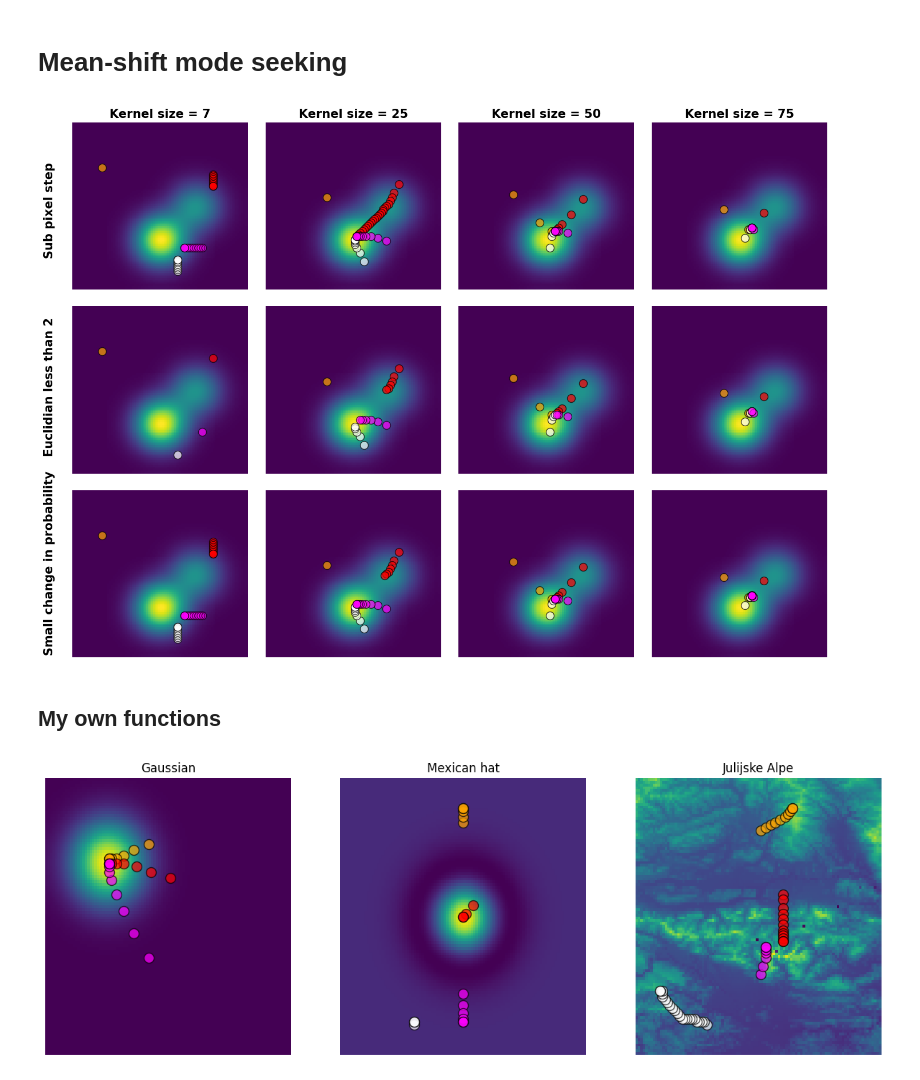
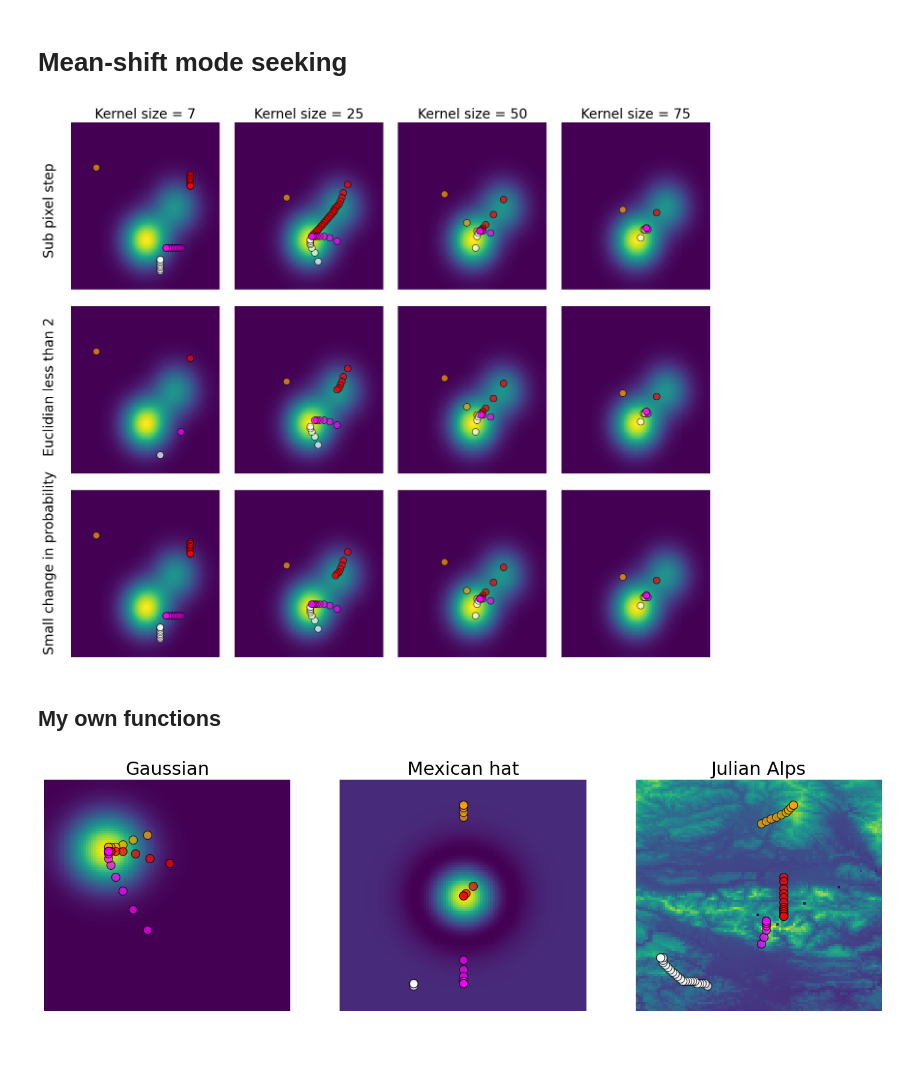
Before and after one commit to markoMedved/Advanced-methods-in-computer-vision-assignments, a Jupyter notebook: Mean-Shift-tracking/mean_shift.ipynb, the cells around one changed output. Saved outputs shown, nothing was run; the diff lists cells and outputs as text; code cells hidden in the pictures; blank space fills up the shorter version.

Commit message:
updates to report

```diff
--- a/Mean-Shift-tracking/mean_shift.ipynb
+++ b/Mean-Shift-tracking/mean_shift.ipynb
@@ -108,37 +108,37 @@ landscape = generate_responses_1()
 #plot_mean_shift_convergence(landscape, all_x, all_y)
 #all_x,all_y = mean_shift(landscape,40,34,25, return_all_x_y=True, termination_criterium="density_diff")
 #plot_mean_shift_convergence(landscape, all_x, all_y)
 
 # REPORT plot, rows different termination, cols different kernel sizes
 x_plot,y_plot = np.arange(landscape.shape[0]), np.arange(landscape.shape[1])
 x_plot,y_plot  = np.meshgrid(x_plot,y_plot)
-fix, axes = plt.subplots(3,4, figsize = (15,11))
+fix, axes = plt.subplots(3,4, figsize = (15,13))
 
 # Add custom row titles using fig.text
 row_titles = ["Sub pixel step", "Euclidian less than 2", "Small change in probability"]
 
 for i, (row, term_crit) in enumerate(zip(axes, ["step_less_than_1", "custom_length", "density_diff"])):
       # Set the row title
-    fix.text(0.05, 0.76 - i * 0.28, row_titles[i], ha='right', va='center', fontsize=15, fontweight='bold', rotation=90)
+    fix.text(0.05, 0.76 - i * 0.28, row_titles[i], ha='right', va='center', fontsize=20, rotation=90)
     for ax, kernel_size in zip(row, [7, 25, 50, 75]):
         # Set the title for each subplot
         if term_crit == "step_less_than_1":
-            ax.set_title(f"Kernel size = {kernel_size}", fontsize=15, fontweight='bold')
+            ax.set_title(f"Kernel size = {kernel_size}", fontsize=20)
 
         # Create the heatmap with better styling
         sns.heatmap(landscape, cmap="viridis", ax=ax, cbar=False, xticklabels=False, yticklabels=False)
 
         # Scatter plot with customized markers and colors
         for x_start, y_start, col in zip([10, 80, 60, 75], [20, 30, 90, 75], ["orange", "red", "white", "magenta"]):
             all_x, all_y = mean_shift(landscape, x_start, y_start, kernel_size, term_crit, return_all_x_y=True)
             ax.scatter(all_x, all_y, color=col, s=100, edgecolors='black', marker='o', alpha=0.7)
 
 
 # Adjust layout to avoid overlap and ensure the labels fit
 plt.subplots_adjust(left=0.07, right=0.95, top=0.9, bottom=0.05, wspace=0.1, hspace=0.1)
 plt.savefig("report/figures/mode_seeking.png")
 # %% [output]
-[figure, old version]
+[figure, new version]
 # %% [markdown]
 ## My own functions
 # %%
@@ -165,17 +165,17 @@ with rasterio.open("mountain_data/L33/N46E014.hgt") as src:
 landscape = np.clip(landscape,-100, 3000)
 landscape = cv2.resize(landscape, (100,100))
 
-fix, axes = plt.subplots(1,3, figsize = (15,5))
-for ls,ax,title in zip([gaussian_pmf, LoG_pmf, landscape],axes, ["Gaussian", "Mexican hat", "Julijske Alpe"]):
+fix, axes = plt.subplots(1,3, figsize = (18,5))
+for ls,ax,title in zip([gaussian_pmf, LoG_pmf, landscape],axes, ["Gaussian", "Mexican hat", "Julian Alps"]):
     # Create the heatmap with better styling
     sns.heatmap(ls, cmap="viridis", ax=ax, cbar=False, xticklabels=False, yticklabels=False)
-    ax.set_title(title)
+    ax.set_title(title, fontsize=22)
 
     # Scatter plot with customized markers and colors
     for x_start, y_start, col in zip([50, 60, 30, 50], [20, 40, 90, 75], ["orange", "red", "white", "magenta"]):
         all_x, all_y = mean_shift(ls, x_start, y_start, 25, return_all_x_y=True)
         ax.scatter(all_x, all_y, color=col, s=100, edgecolors='black', marker='o', alpha=0.7)
-
+plt.savefig("report/figures/mode_seeking2.png")
 
 
 # landscape = cv2.resize(landscape, (100,100))
@@ -197,4 +197,4 @@ for ls,ax,title in zip([gaussian_pmf, LoG_pmf, landscape],axes, ["Gaussian", "Me
 # plt.figure()
 # plot_mean_shift_convergence(LoG_pmf, all_x, all_y)
 # %% [output]
-[figure, old version]
+[figure, new version]
```
Also changed, not shown: 32 other files.
